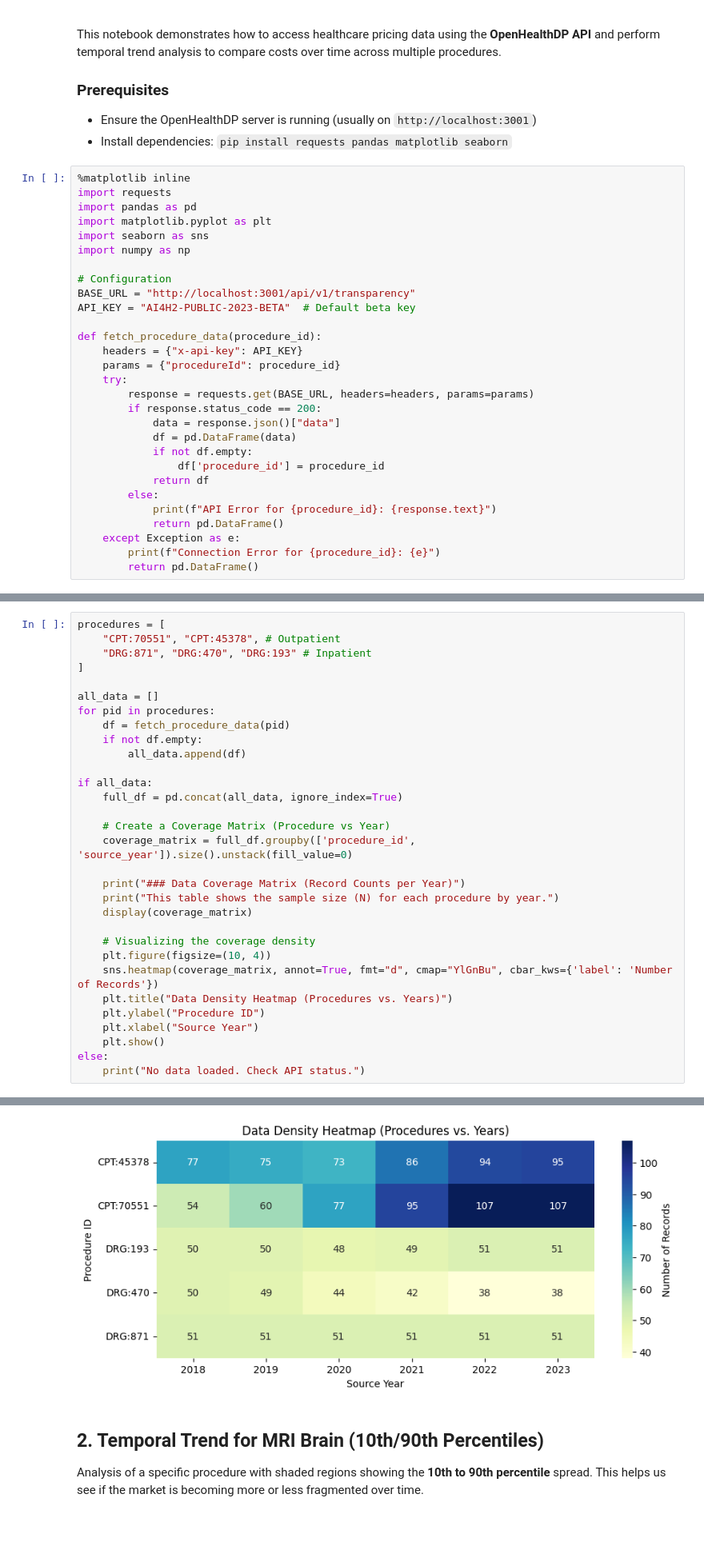
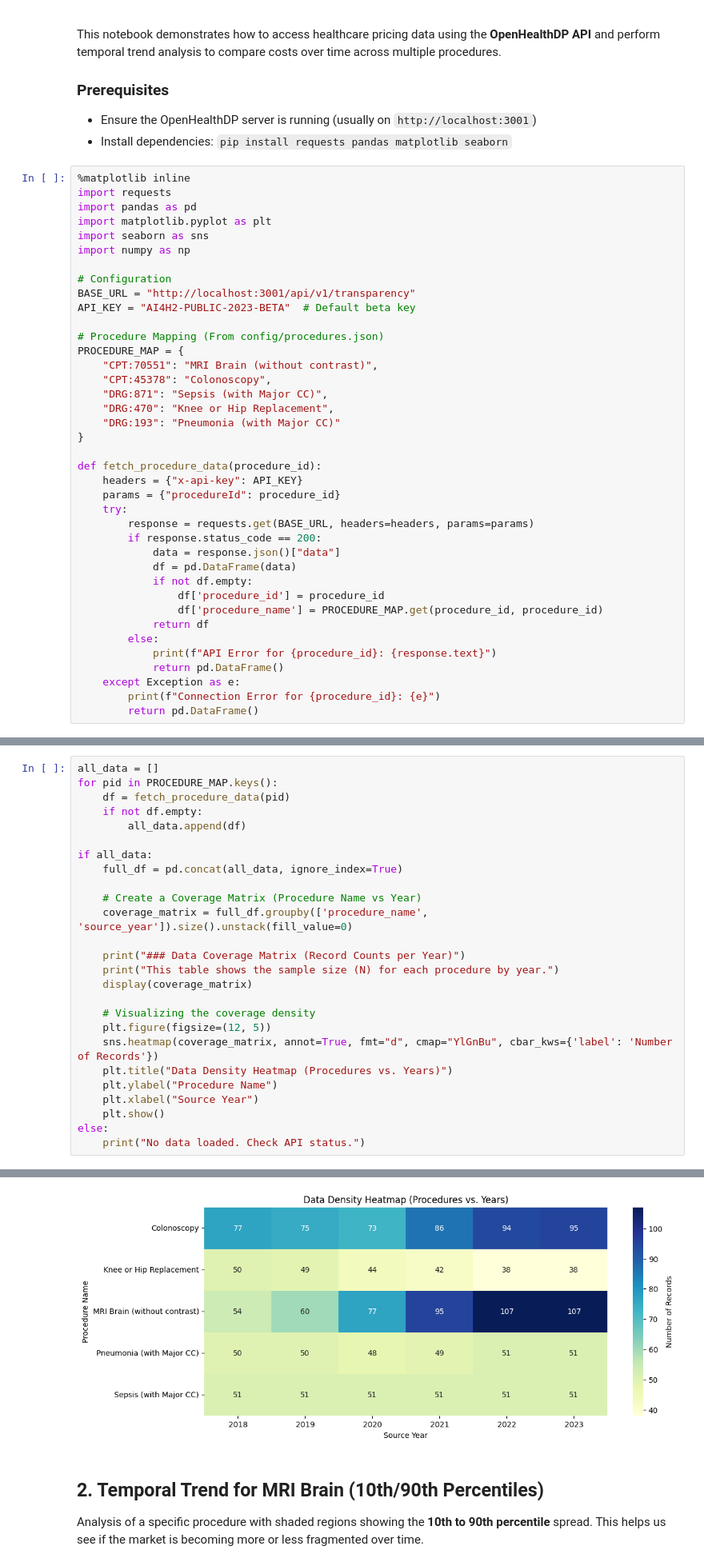
Before and after one commit to 6066Z/OpenHealthDP, a Jupyter notebook: example_analysis.ipynb, the cells around one changed output, grey strips where cells are left out. Shown at 80% size. Drawn from its saved outputs; the diff is of its cells as text; blank space fills up the shorter version.

Commit message:
feat: map CPT/DRG codes to display names in all plots and tables

```diff
--- a/example_analysis.ipynb
+++ b/example_analysis.ipynb
@@ -18,6 +18,15 @@ import numpy as np
 BASE_URL = "http://localhost:3001/api/v1/transparency"
 API_KEY = "AI4H2-PUBLIC-2023-BETA"  # Default beta key
 
+# Procedure Mapping (From config/procedures.json)
+PROCEDURE_MAP = {
+    "CPT:70551": "MRI Brain (without contrast)",
+    "CPT:45378": "Colonoscopy",
+    "DRG:871": "Sepsis (with Major CC)",
+    "DRG:470": "Knee or Hip Replacement",
+    "DRG:193": "Pneumonia (with Major CC)"
+}
+
 def fetch_procedure_data(procedure_id):
     headers = {"x-api-key": API_KEY}
     params = {"procedureId": procedure_id}
@@ -28,6 +37,7 @@ def fetch_procedure_data(procedure_id):
             df = pd.DataFrame(data)
             if not df.empty:
                 df['procedure_id'] = procedure_id
+                df['procedure_name'] = PROCEDURE_MAP.get(procedure_id, procedure_id)
             return df
         else:
             print(f"API Error for {procedure_id}: {response.text}")
@@ -41,11 +51,6 @@ Before analyzing trends, we must verify our **Data Coverage**. We need to know h
 # %%
-procedures = [
-    "CPT:70551", "CPT:45378", # Outpatient
-    "DRG:871", "DRG:470", "DRG:193" # Inpatient
-]
-
 all_data = []
-for pid in procedures:
+for pid in PROCEDURE_MAP.keys():
     df = fetch_procedure_data(pid)
     if not df.empty:
         all_data.append(df)
@@ -53,18 +58,18 @@ for pid in procedures:
 if all_data:
     full_df = pd.concat(all_data, ignore_index=True)
 
-    # Create a Coverage Matrix (Procedure vs Year)
-    coverage_matrix = full_df.groupby(['procedure_id', 'source_year']).size().unstack(fill_value=0)
+    # Create a Coverage Matrix (Procedure Name vs Year)
+    coverage_matrix = full_df.groupby(['procedure_name', 'source_year']).size().unstack(fill_value=0)
 
     print("### Data Coverage Matrix (Record Counts per Year)")
     print("This table shows the sample size (N) for each procedure by year.")
     display(coverage_matrix)
 
     # Visualizing the coverage density
-    plt.figure(figsize=(10, 4))
+    plt.figure(figsize=(12, 5))
     sns.heatmap(coverage_matrix, annot=True, fmt="d", cmap="YlGnBu", cbar_kws={'label': 'Number of Records'})
     plt.title("Data Density Heatmap (Procedures vs. Years)")
-    plt.ylabel("Procedure ID")
+    plt.ylabel("Procedure Name")
     plt.xlabel("Source Year")
     plt.show()
 else:
@@ -82,4 +87,4 @@ This table shows the sample size (N) for each procedure by year.
-[figure, old version]
+[figure, new version]
 # %% [markdown]
 ## 2. Temporal Trend for MRI Brain (10th/90th Percentiles)
 Analysis of a specific procedure with shaded regions showing the **10th to 90th percentile** spread. This helps us see if the market is becoming more or less fragmented over time.
```
Also changed, not shown: parts of 5 cells of this notebook.
